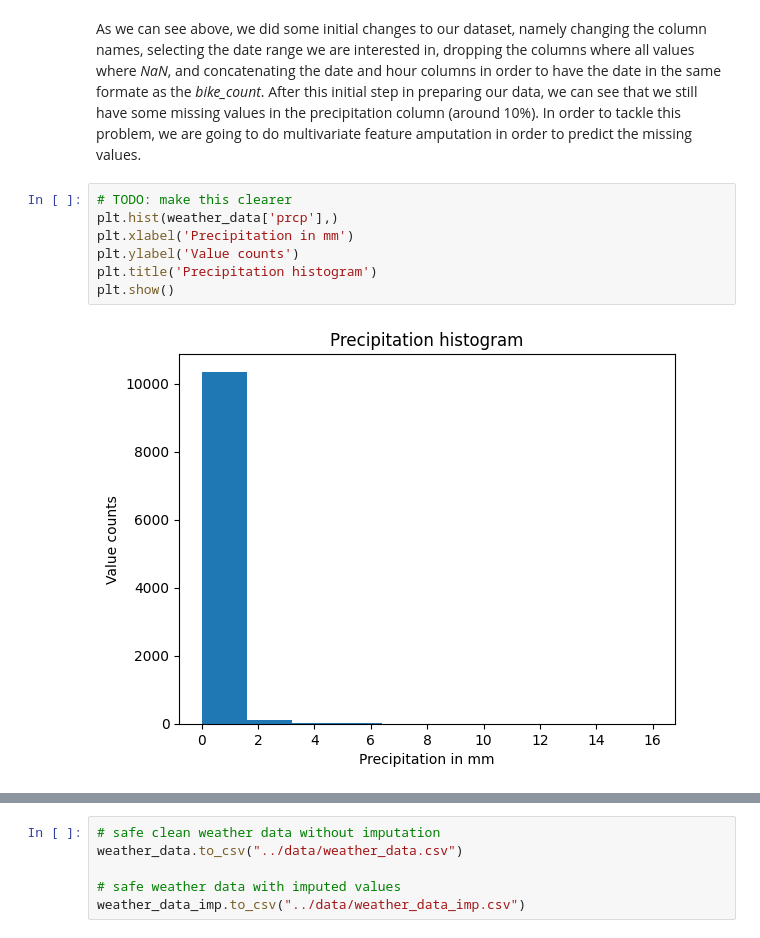
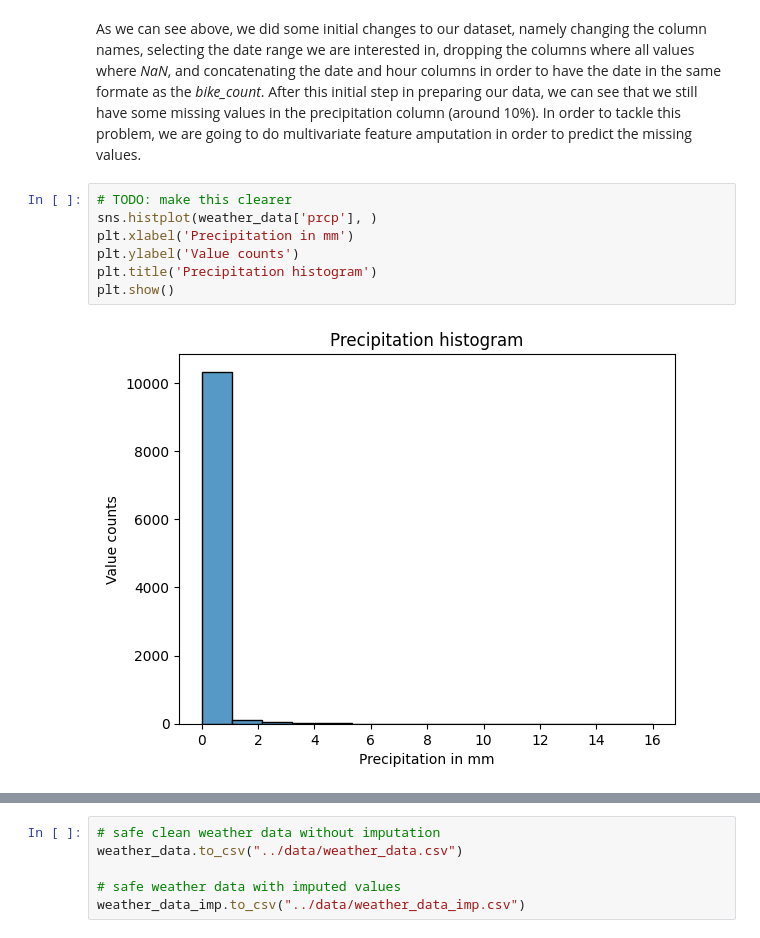
Before and after one commit to stlbnmaria/PythonForDS_Project, a Jupyter notebook: data_analyses/weather_data_analyses.ipynb, the cells around one changed output, grey strips where cells are left out. Cells and saved outputs as stored; diff of their text form.

```diff
--- a/data_analyses/weather_data_analyses.ipynb
+++ b/data_analyses/weather_data_analyses.ipynb
@@ -97,10 +141,10 @@ As we can see above, we did some initial changes to our dataset, namely changing
 After this initial step in preparing our data, we can see that we still have some missing values in the precipitation column (around 10%). In order to tackle this problem, we are going to do multivariate feature amputation in order to predict the missing values.
 # %%
 # TODO: make this clearer
-plt.hist(weather_data['prcp'],)
+sns.histplot(weather_data['prcp'], )
 plt.xlabel('Precipitation in mm')
 plt.ylabel('Value counts')
 plt.title('Precipitation histogram')
 plt.show()
 # %% [output]
-[figure, old version]
+[figure, new version]
```
Also changed, not shown: parts of 12 cells of this notebook.
